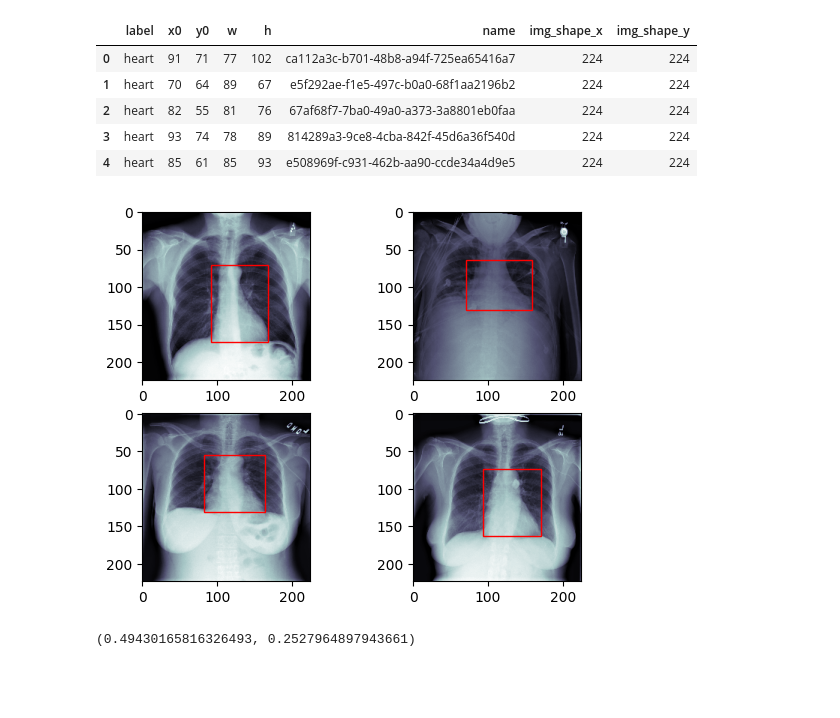
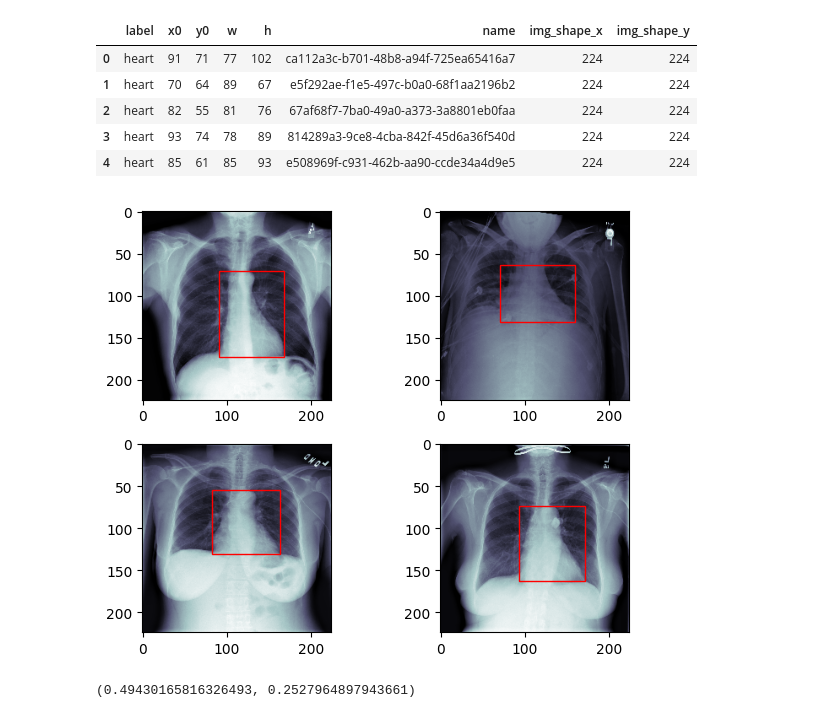
Before and after one commit to Gacha76/Cardiac-Detection, a Jupyter notebook: cardiac_detection.ipynb, the cells around one changed output. Saved outputs shown, nothing was run; the diff lists cells and outputs as text; code cells hidden in the pictures; blank space fills up the shorter version.

```diff
--- a/cardiac_detection.ipynb
+++ b/cardiac_detection.ipynb
@@ -9,7 +9,7 @@ import pandas as pd
 import matplotlib.pyplot as plt
 import matplotlib.patches as patches
 # %%
-labels = pd.read_csv('data\\rsna-pneumonia-detection-challenge\\rsna_heart_detection.csv')
+labels = pd.read_csv('data/rsna-pneumonia-detection-challenge/rsna_heart_detection.csv')
 labels.head()
 # %% [output]
 |  | label | x0 | y0 | w | h | name | img_shape_x | img_shape_y |
@@ -19,33 +19,35 @@ labels.head()
 | 3 | heart | 93 | 74 | 78 | 89 | 814289a3-9ce8-4cba-842f-45d6a36f540d | 224 | 224 |
 | 4 | heart | 85 | 61 | 85 | 93 | e508969f-c931-462b-aa90-ccde34a4d9e5 | 224 | 224 |
 # %%
-ROOT_PATH = Path('data\\rsna-pneumonia-detection-challenge\\stage_2_train_images')
-SAVE_PATH = Path('processed\\heart-detection')
+ROOT_PATH = Path('data/rsna-pneumonia-detection-challenge/stage_2_train_images')
+SAVE_PATH = Path('processed/heart-detection')
 # %%
 fig, axes = plt.subplots(ncols=2, nrows=2)
-c=0
+c = 0
 
 for i in range(2):
     for j in range(2):
         data = labels.iloc[c]
         patient_id = data['name']
         dcm_path = ROOT_PATH / str(patient_id)
         dcm_path = dcm_path.with_suffix('.dcm')
 
         dcm = pydicom.read_file(dcm_path)
         dcm_array = dcm.pixel_array
         dcm_array = cv2.resize(dcm_array, (224, 224))
 
         x = data['x0']
         y = data['y0']
         width = data['w']
         height = data['h']
 
         axes[i][j].imshow(dcm_array, cmap='bone')
         rect = patches.Rectangle((x, y), width, height, linewidth=1, edgecolor='r', facecolor='none')
         axes[i][j].add_patch(rect)
         c += 1
+
+fig.tight_layout()
 # %% [output]
-[figure, old version]
+[figure, new version]
 # %%
 sums, sums_squared = 0, 0
```
Also changed, not shown: parts of 17 cells of this notebook, 14 other files.
